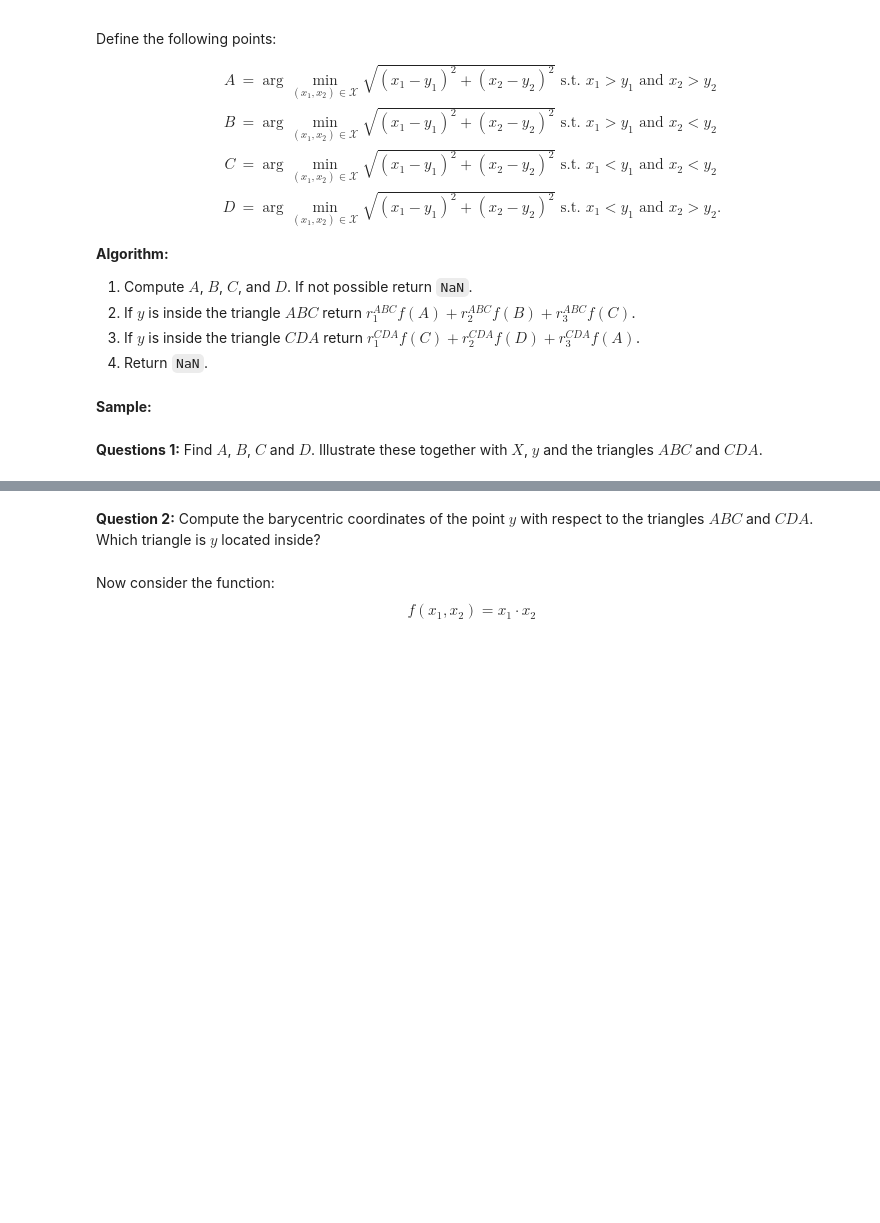
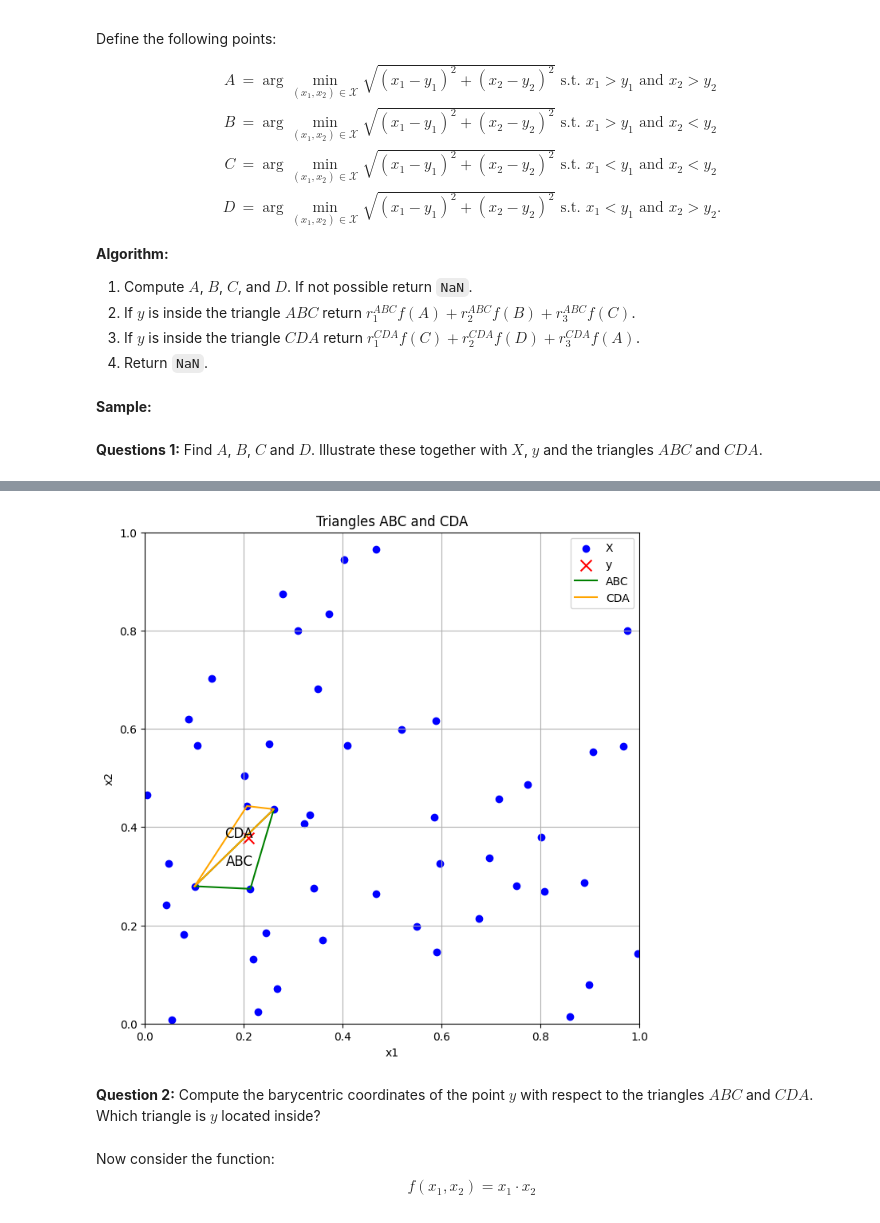
Before and after one commit to NumEconCopenhagen/projects-2024-simon-katrine, a Jupyter notebook: examproject/exam_2024.ipynb, the cells around one changed output, grey strips where cells are left out. Cells and saved outputs as stored; diff of their text form; code cells hidden in the pictures; blank space fills up the shorter version.

```diff
--- a/examproject/exam_2024.ipynb
+++ b/examproject/exam_2024.ipynb
@@ -427,9 +422,9 @@ $$
 # %% [markdown]
 **Sample:**
 # %%
-rng = np.random.default_rng(2024)
+#rng = np.random.default_rng(2024)
 
-X = rng.uniform(size=(50,2))
-y = rng.uniform(size=(2,))
+#X = rng.uniform(size=(50,2))
+#y = rng.uniform(size=(2,))
 # %% [markdown]
 **Questions 1:** Find $A$, $B$, $C$ and $D$. Illustrate these together with $X$, $y$ and the triangles $ABC$ and $CDA$.
@@ -558,3 +538,31 @@ f(y) in CDA triangle: -0.6231133717903017
+# %%
+plt.figure(figsize=(8, 8))
+
+# Plotting the points X and y
+plt.scatter(X[:, 0], X[:, 1], c='blue', label='X')  # Plotting the points X
+plt.scatter(y[0], y[1], c='red', label='y', marker='x', s=100)  # Plotting the point y
+
+# Plotting triangle ABC
+triangle_ABC = np.array([A, B, C, A])
+plt.plot(triangle_ABC[:, 0], triangle_ABC[:, 1], c='green', label='ABC')
+plt.text((A[0] + B[0] + C[0]) / 3, (A[1] + B[1] + C[1]) / 3, 'ABC', fontsize=12, ha='center', va='center')
+
+# Plotting triangle CDA
+triangle_CDA = np.array([C, D, A, C])
+plt.plot(triangle_CDA[:, 0], triangle_CDA[:, 1], c='orange', label='CDA')
+plt.text((C[0] + D[0] + A[0]) / 3, (C[1] + D[1] + A[1]) / 3, 'CDA', fontsize=12, ha='center', va='center')
+
+plt.xlim(0, 1)
+plt.ylim(0, 1)
+plt.xlabel('x1')
+plt.ylabel('x2')
+plt.title('Triangles ABC and CDA')
+plt.legend()
+plt.grid(True)
+
+plt.show()
+# %% [output]
+[figure, added]
 # %% [markdown]
 **Question 2:** Compute the barycentric coordinates of the point $y$ with respect to the triangles $ABC$ and $CDA$. Which triangle is $y$ located inside?
 # %%
```
Also changed, not shown: parts of 12 cells of this notebook, 1 other file.
